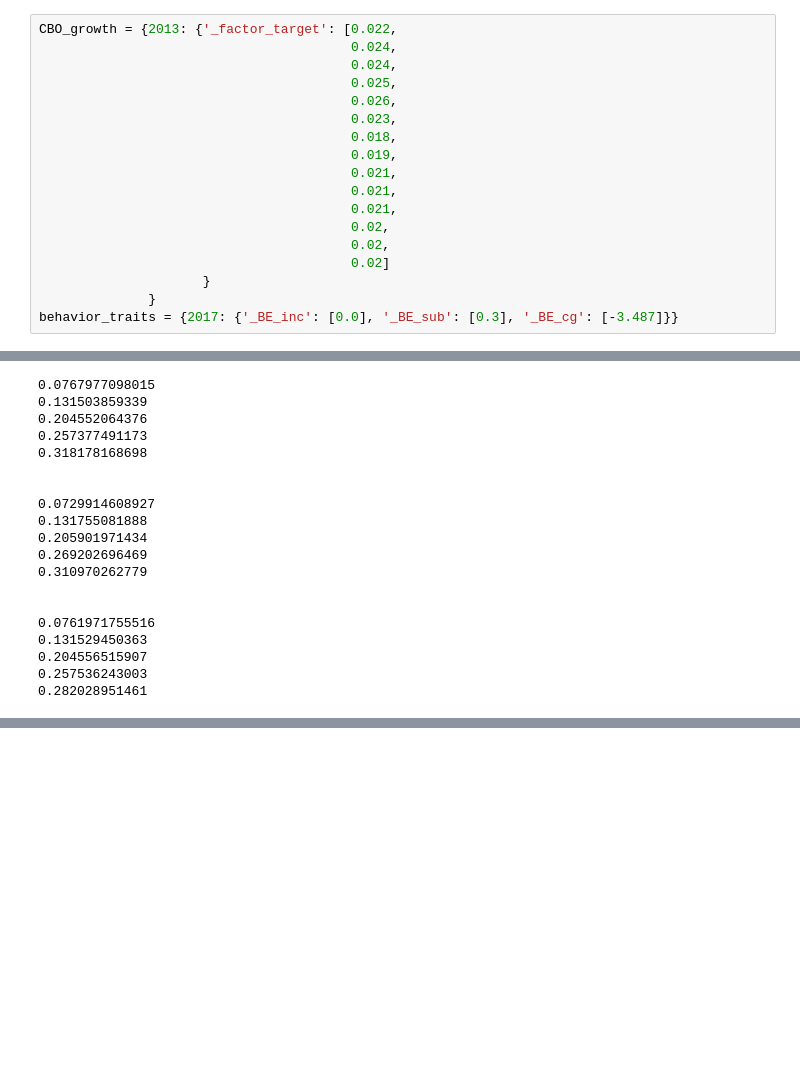
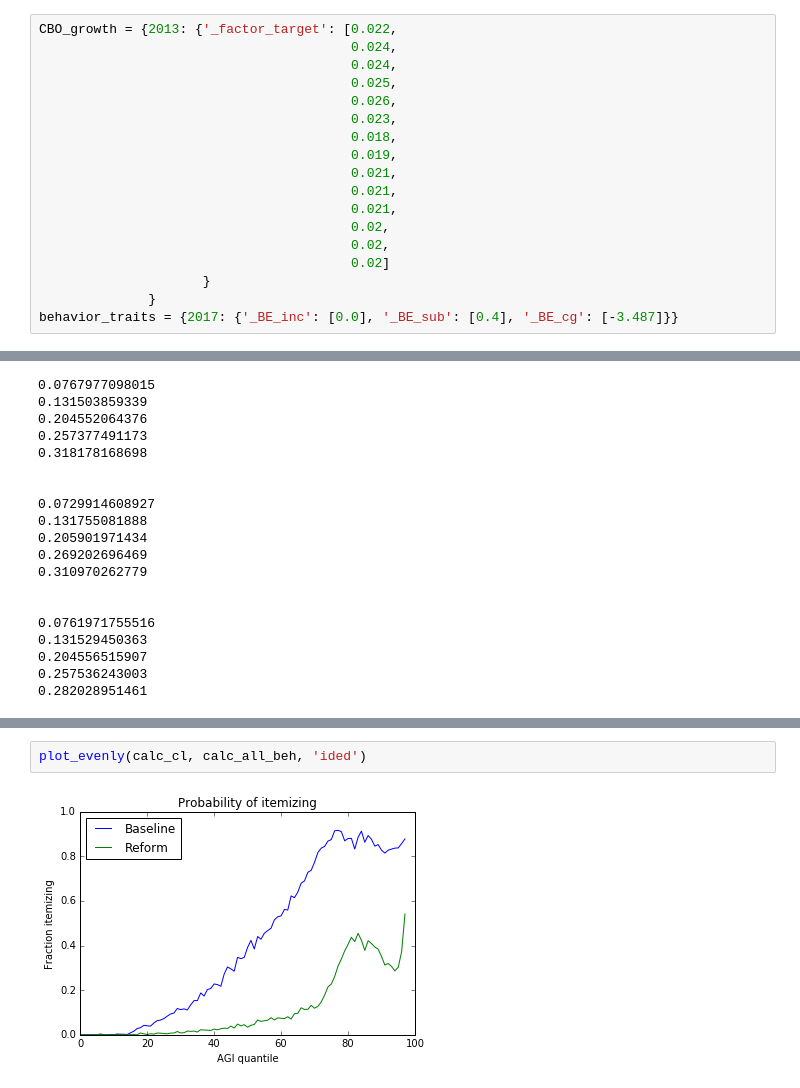
Before and after one commit to codykallen/Tax-Calculator, a Jupyter notebook: docs/notebooks/Full_plans.ipynb, the cells around one changed output, grey strips where cells are left out. Drawn from its saved outputs; the diff is of its cells as text; blank space fills up the shorter version.

```diff
--- a/docs/notebooks/Full_plans.ipynb
+++ b/docs/notebooks/Full_plans.ipynb
@@ -22,7 +25,7 @@ CBO_growth = {2013: {'_factor_target': [0.022,
                                         0.02]
                      }
               }
-behavior_traits = {2017: {'_BE_inc': [0.0], '_BE_sub': [0.3], '_BE_cg': [-3.487]}}
+behavior_traits = {2017: {'_BE_inc': [0.0], '_BE_sub': [0.4], '_BE_cg': [-3.487]}}
 # %% [markdown]
 # Create the policies and calculators
 # %%
@@ -636,0 +742,4 @@ for z in ww4:
+# %%
+plot_evenly(calc_cl, calc_all_beh, 'ided')
+# %% [output]
+[figure, added]
```
Also changed, not shown: parts of 5 cells of this notebook, 3 other files.
